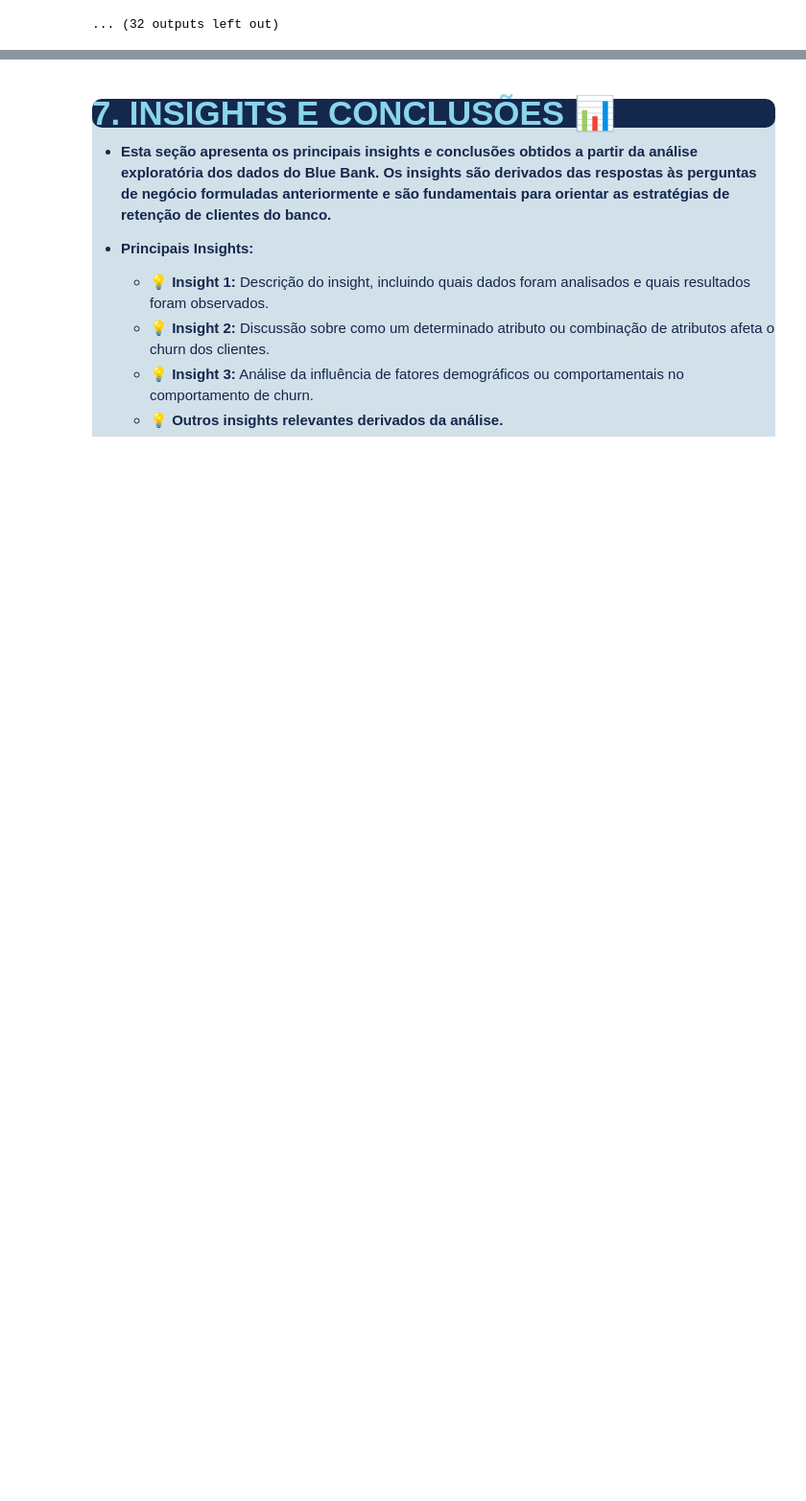
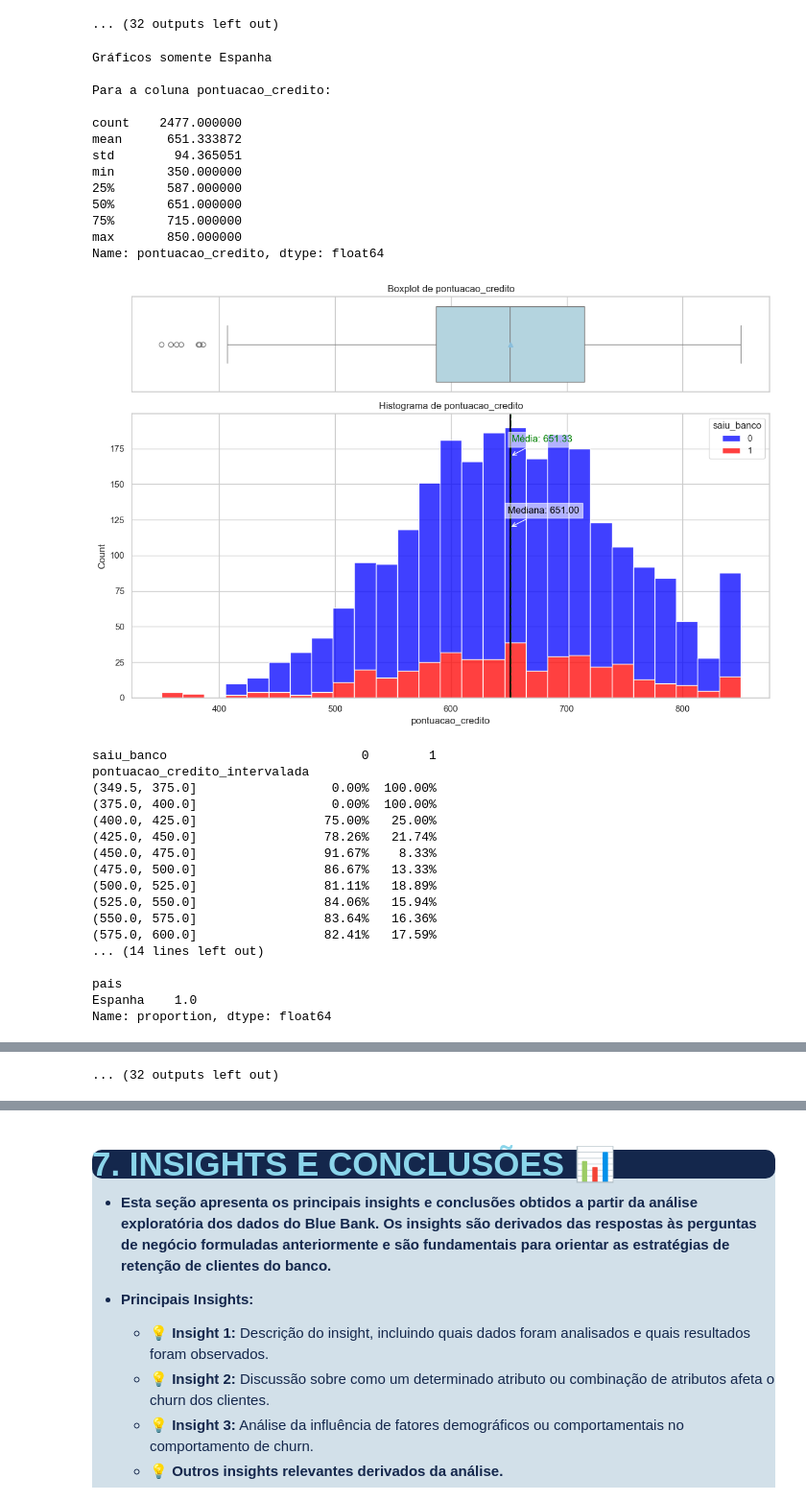
Before and after one commit to andrefeitosa9/eda-banco-projeto-santandercoders, a Jupyter notebook: 02-Analise/blue-bank-costumer-churn-eda.ipynb, the cells around one changed output, grey strips where cells are left out. Shown at 96% size. Saved outputs shown, nothing was run; the diff lists cells and outputs as text; code cells hidden in the pictures; blank space fills up the shorter version.

```diff
--- a/02-Analise/blue-bank-costumer-churn-eda.ipynb
+++ b/02-Analise/blue-bank-costumer-churn-eda.ipynb
@@ -576,7 +563,7 @@ colunas_para_calcular_outliers_com_pais = [
 # %%
 for coluna in colunas_para_calcular_outliers:
     nome_nova_coluna = "outlier_" + coluna
-    df[nome_nova_coluna] = df[coluna].apply(lambda x: eh_outlier(x, df, coluna))
+    df[nome_nova_coluna] = df[coluna].apply(lambda x: eh_outlier(x, dataframe=df, coluna=coluna))
     print(f'Número de outliers na {nome_nova_coluna}: {df[nome_nova_coluna].sum()}')
 
 print()
@@ -584,7 +571,7 @@ print()
 for coluna in colunas_para_calcular_outliers_com_faixa_etaria:
     nome_nova_coluna = "outlier_faixa_etaria_" + coluna
     df[nome_nova_coluna] = df.apply(
-        lambda row: eh_outlier_na_faixa_etaria(row[coluna], df, coluna, faixa_etaria=row['faixa_etaria']),
+        lambda row: eh_outlier_na_faixa_etaria(row[coluna], dataframe=df, coluna=coluna, faixa_etaria=row['faixa_etaria']),
         axis=1
     )
 
@@ -595,7 +582,7 @@ print()
 for coluna in colunas_para_calcular_outliers_com_pais:
     nome_nova_coluna = "outlier_pais_" + coluna
     df[nome_nova_coluna] = df.apply(
-        lambda row: eh_outlier_pais(row[coluna], df, coluna, pais=row['pais']),
+        lambda row: eh_outlier_pais(row[coluna], dataframe=df, coluna=coluna, pais=row['pais']),
         axis=1
     )
 
@@ -622,20 +657,20 @@ Número de outliers na outlier_pais_salario_estimado: 0
 # %%
 colunas_com_boxplot = ['pontuacao_credito', 'idade', 'tempo_relacionamento', 'saldo', 'salario_estimado']
 # %%
-def fazer_graficos_histogramas(coluna):
+def fazer_graficos_histogramas(coluna, dataframe):
     print(f'\nPara a coluna {coluna}: \n')
 
     if coluna == 'faixa_etaria':
         plt.figure(figsize=(12, 8))
-        df[coluna] = df[coluna].astype(str)
+        dataframe[coluna] = dataframe[coluna].astype(str)
 
     # Se houver mais de 5 valores únicos, exibe o describe
-    if len(df[coluna].unique().tolist()) > 5:
-        print(df[coluna].describe())
+    if len(dataframe[coluna].unique().tolist()) > 5:
+        print(dataframe[coluna].describe())
 
     # Se houver menos de 10 valores únicos, exibe as contagens relativas
-    if len(df[coluna].unique().tolist()) < 10:
-        print(df[coluna].value_counts(1))
+    if len(dataframe[coluna].unique().tolist()) < 10:
+        print(dataframe[coluna].value_counts(1))
     print()
 
     # Boxplot e histograma combinados para colunas numéricas
@@ -650,13 +685,13 @@ def fazer_graficos_histogramas(coluna):
         )
 
         sns.boxplot(
-            data=df, x=coluna, ax=ax_box, showmeans=True, color="lightblue"
+            data=dataframe, x=coluna, ax=ax_box, showmeans=True, color="lightblue"
         )
         ax_box.set_title(f"Boxplot de {coluna}")
 
         # Histograma com barras empilhadas para 'saiu_banco'
         sns.histplot(
-            data=df,
+            data=dataframe,
             x=coluna,
             hue='saiu_banco',
             multiple='stack',
@@ -667,8 +702,8 @@ def fazer_graficos_histogramas(coluna):
         ax_hist.set_xlabel(f"{coluna}")
 
         # Adiciona linhas de média e mediana no histograma
-        media = df[coluna].mean()
-        mediana = df[coluna].median()
+        media = dataframe[coluna].mean()
+        mediana = dataframe[coluna].median()
 
         ax_hist.axvline(media, color="green", linestyle="--", linewidth=2)
         ax_hist.axvline(mediana, color="black", linestyle="-", linewidth=2)
@@ -697,7 +732,7 @@ def fazer_graficos_histogramas(coluna):
     else:
         plt.figure(figsize=(12, 8))
         sns.histplot(
-            data=df,
+            data=dataframe,
             x=coluna,
             hue='saiu_banco',
             multiple='stack',
@@ -711,10 +746,10 @@ def fazer_graficos_histogramas(coluna):
 
     # Proporções e cálculos de impacto em saída ou não
     nome_coluna = coluna + "_intervalada"
-    df_proporcoes_corrigido = df.copy()
+    df_proporcoes_corrigido = dataframe.copy()
 
-    if len(df[coluna].unique().tolist()) > 20:
-        df_proporcoes_corrigido[nome_coluna] = pd.cut(df[coluna], bins=20, right=True)
+    if len(dataframe[coluna].unique().tolist()) > 20:
+        df_proporcoes_corrigido[nome_coluna] = pd.cut(dataframe[coluna], bins=20, right=True)
         df_proporcoes_corrigido[nome_coluna] = df_proporcoes_corrigido[nome_coluna].astype(str)
 
         df_proporcoes_agrupado = df_proporcoes_corrigido.groupby(nome_coluna)['saiu_banco'].value_counts(normalize=True).unstack()
@@ -727,7 +762,7 @@ def fazer_graficos_histogramas(coluna):
         print(df_proporcoes_agrupado)
 
     else:
-        df_proporcoes_agrupado = df.groupby(coluna)['saiu_banco'].value_counts(normalize=True).unstack()
+        df_proporcoes_agrupado = dataframe.groupby(coluna)['saiu_banco'].value_counts(normalize=True).unstack()
         df_proporcoes_agrupado = df_proporcoes_agrupado * 100
 
         # Formata os valores como porcentagem com 2 casas decimais
@@ -782,7 +817,7 @@ colunas_graficos = [
  'outlier_pais_salario_estimado']
 # %%
 for coluna in colunas_graficos:
-    fazer_graficos_histogramas(coluna)
+    fazer_graficos_histogramas(coluna, dataframe=df)
 # %% [output]
 Para a coluna pontuacao_credito:
 
@@ -885,3 +920,40 @@ max      250898.090000
 Name: saldo, dtype: float64
 [figure]
 ... (32 outputs left out)
+# %%
+print("Gráficos somente Espanha")
+
+for coluna in colunas_graficos:
+    fazer_graficos_histogramas(coluna, dataframe=df_espanha)
+# %% [output]
+Gráficos somente Espanha
+
+Para a coluna pontuacao_credito:
+
+count    2477.000000
+mean      651.333872
+std        94.365051
+min       350.000000
+25%       587.000000
+50%       651.000000
+75%       715.000000
+max       850.000000
+Name: pontuacao_credito, dtype: float64
+[figure, added]
+saiu_banco                          0        1
+pontuacao_credito_intervalada
+(349.5, 375.0]                  0.00%  100.00%
+(375.0, 400.0]                  0.00%  100.00%
+(400.0, 425.0]                 75.00%   25.00%
+(425.0, 450.0]                 78.26%   21.74%
+(450.0, 475.0]                 91.67%    8.33%
+(475.0, 500.0]                 86.67%   13.33%
+(500.0, 525.0]                 81.11%   18.89%
+(525.0, 550.0]                 84.06%   15.94%
+(550.0, 575.0]                 83.64%   16.36%
+(575.0, 600.0]                 82.41%   17.59%
+... (14 lines left out)
+
+pais
+Espanha    1.0
+Name: proportion, dtype: float64
@@ -887,0 +1029 @@ Name: saldo, dtype: float64
+... (32 outputs left out)
```
Also changed, not shown: parts of 9 cells of this notebook.
